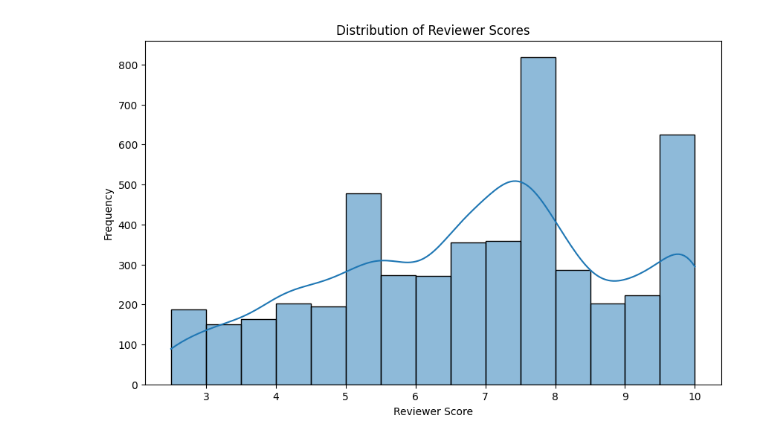
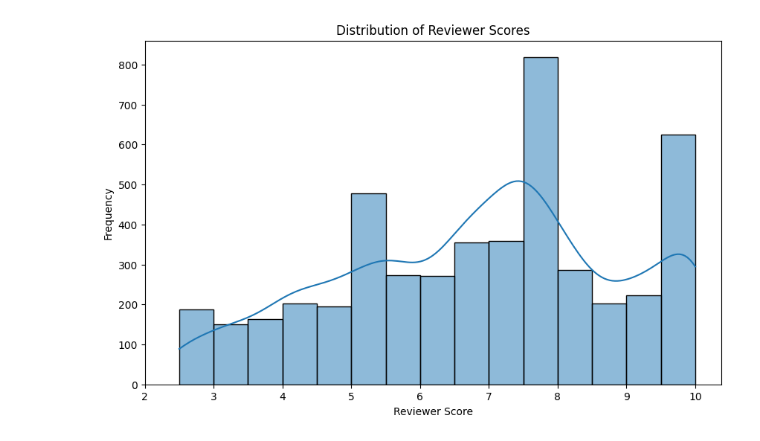
Before and after one commit to doanhieung/hotel-review-sentiment-analysis, a Jupyter notebook: notebook/eda.ipynb, the cells around one changed output. Saved outputs shown, nothing was run; the diff lists cells and outputs as text; code cells hidden in the pictures.

```diff
--- a/notebook/eda.ipynb
+++ b/notebook/eda.ipynb
@@ -14,17 +13,14 @@ data = pd.read_csv("../data/Britannia.csv")
 # %%
 # 1. Distribution of Reviewer Scores
 
 plt.figure(figsize=(10, 6))
 sns.histplot(data["Reviewer_Score"], bins=15, kde=True)
 plt.title("Distribution of Reviewer Scores")
 plt.xlabel("Reviewer Score")
 plt.ylabel("Frequency")
-
-# Set x-axis ticks to show all values within the score range
-# plt.xticks(
-#     range(int(data["Reviewer_Score"].min()), int(data["Reviewer_Score"].max()) + 1)
-# )
-
+plt.xticks(
+    range(int(data["Reviewer_Score"].min()), int(data["Reviewer_Score"].max()) + 1)
+)
 plt.show()
 # %% [output]
-[figure, old version]
+[figure, new version]
```
Also changed, not shown: parts of 10 cells of this notebook, 6 other files.
